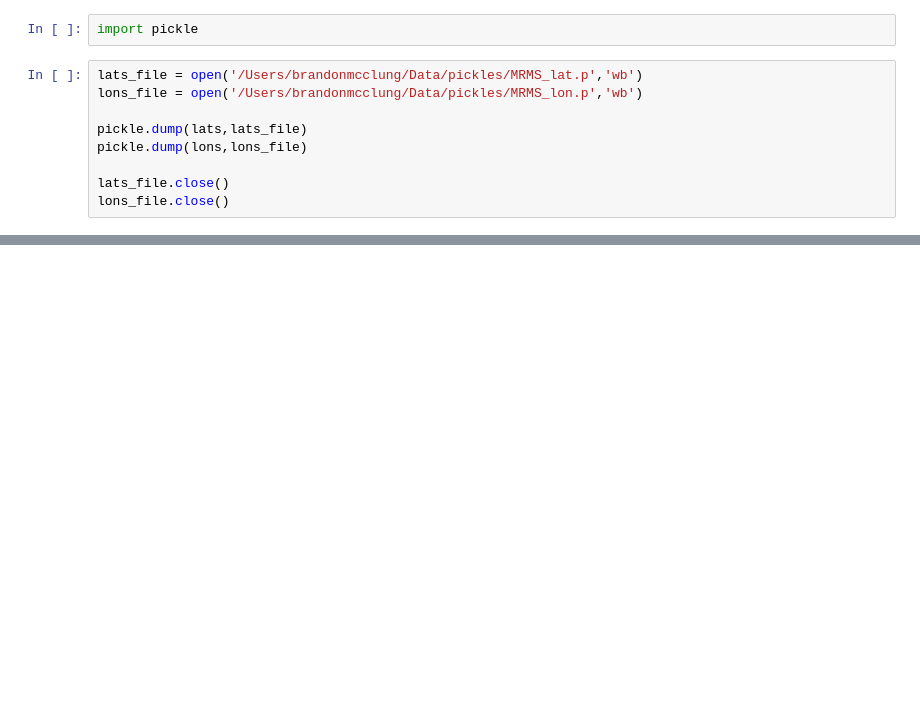
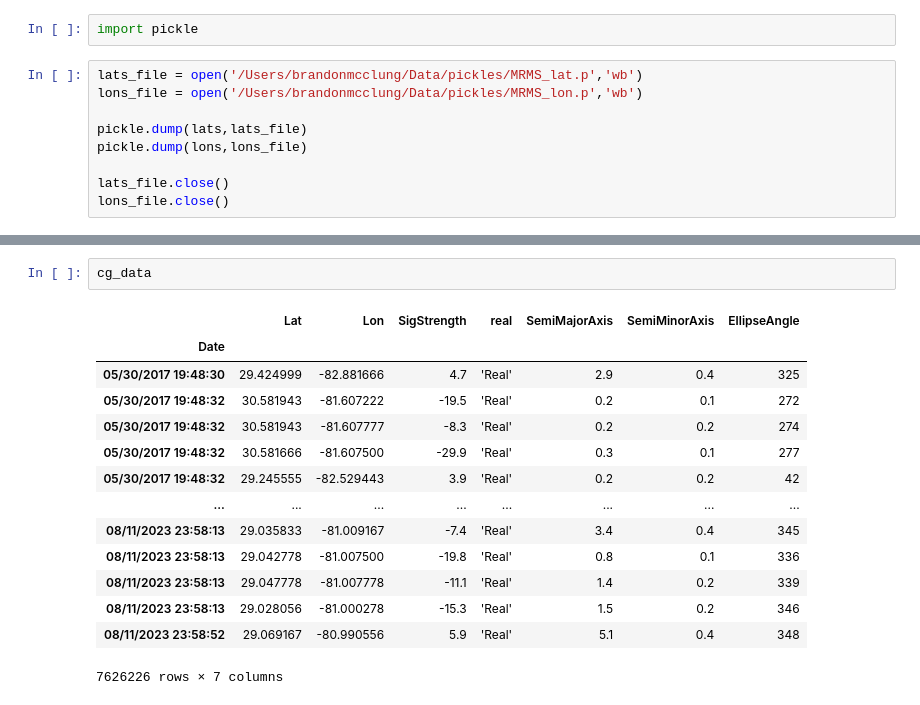
Before and after one commit to bmccl87/merlin_data_analysis, a Jupyter notebook: mrms_vii.ipynb, the cells around one changed output, grey strips where cells are left out. Cells and saved outputs as stored; diff of their text form; blank space fills up the shorter version.

```diff
--- a/mrms_vii.ipynb
+++ b/mrms_vii.ipynb
@@ -68,0 +129,17 @@ lons_file.close()
+# %%
+cg_data
+# %% [output]
+|  | Lat | Lon | SigStrength | real | SemiMajorAxis | SemiMinorAxis | EllipseAngle |
+| Date |  |  |  |  |  |  |  |
+| 05/30/2017 19:48:30 | 29.424999 | -82.881666 | 4.7 | 'Real' | 2.9 | 0.4 | 325 |
+| 05/30/2017 19:48:32 | 30.581943 | -81.607222 | -19.5 | 'Real' | 0.2 | 0.1 | 272 |
+| 05/30/2017 19:48:32 | 30.581943 | -81.607777 | -8.3 | 'Real' | 0.2 | 0.2 | 274 |
+| 05/30/2017 19:48:32 | 30.581666 | -81.607500 | -29.9 | 'Real' | 0.3 | 0.1 | 277 |
+| 05/30/2017 19:48:32 | 29.245555 | -82.529443 | 3.9 | 'Real' | 0.2 | 0.2 | 42 |
+| ... | ... | ... | ... | ... | ... | ... | ... |
+| 08/11/2023 23:58:13 | 29.035833 | -81.009167 | -7.4 | 'Real' | 3.4 | 0.4 | 345 |
+| 08/11/2023 23:58:13 | 29.042778 | -81.007500 | -19.8 | 'Real' | 0.8 | 0.1 | 336 |
+| 08/11/2023 23:58:13 | 29.047778 | -81.007778 | -11.1 | 'Real' | 1.4 | 0.2 | 339 |
+| 08/11/2023 23:58:13 | 29.028056 | -81.000278 | -15.3 | 'Real' | 1.5 | 0.2 | 346 |
+| 08/11/2023 23:58:52 | 29.069167 | -80.990556 | 5.9 | 'Real' | 5.1 | 0.4 | 348 |
+7626226 rows × 7 columns
```
Also changed, not shown: parts of 6 cells of this notebook, 2 other files.
